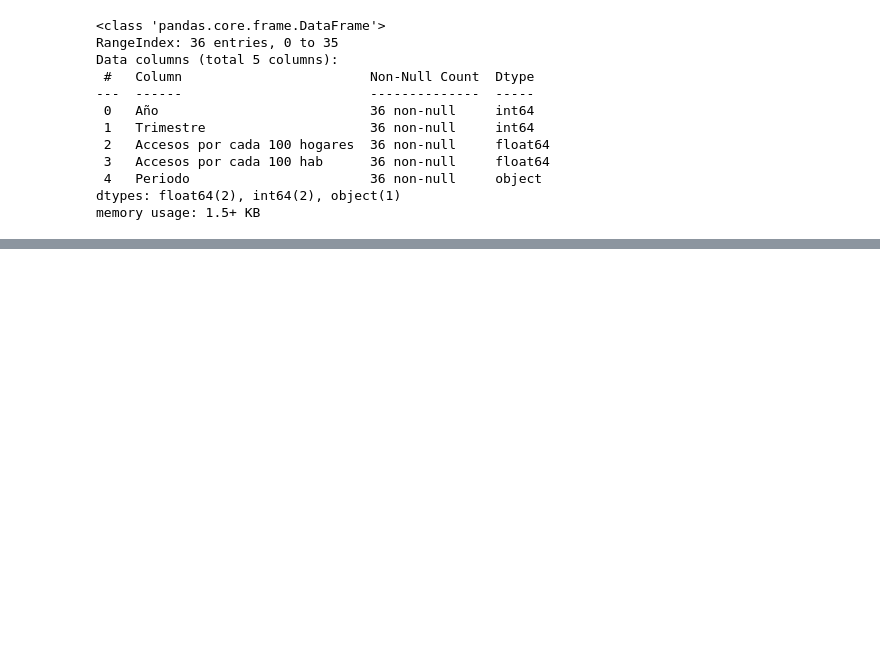
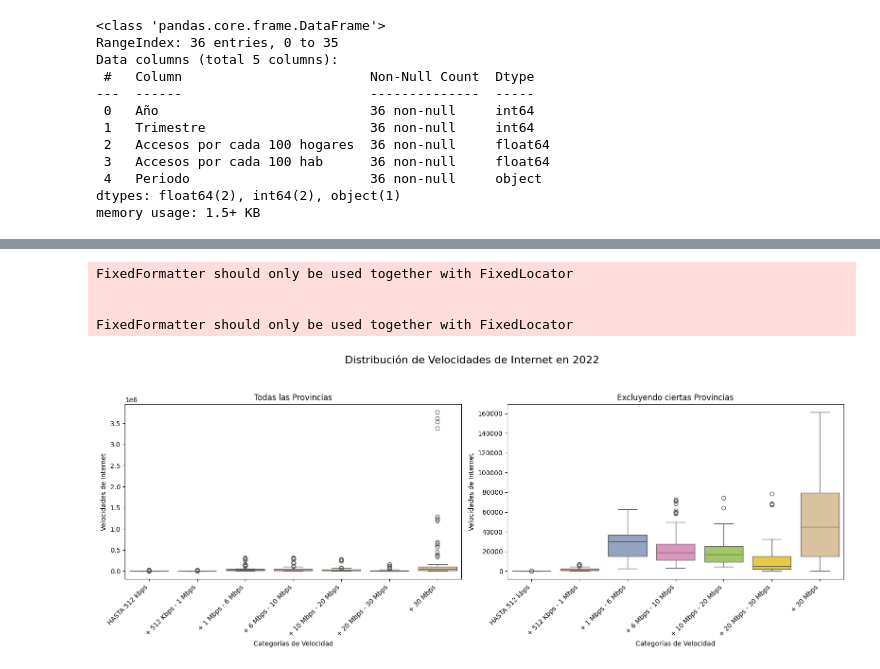
Before and after one commit to Paniceres/PI_Data_Analitycs, a Jupyter notebook: notebooks/EDA.ipynb, the cells around one changed output, grey strips where cells are left out. Saved outputs shown, nothing was run; the diff lists cells and outputs as text; code cells hidden in the pictures; blank space fills up the shorter version.

```diff
--- a/notebooks/EDA.ipynb
+++ b/notebooks/EDA.ipynb
@@ -107 +214,38 @@ df_accesos_velocidad
+# %%
+# Filtrar datos para el año 2022
+df_2022 = df_accesos_velocidad[df_accesos_velocidad['Año'] == 2022]
+
+# Filtrar datos para el año 2022 excluyendo Buenos Aires, Capital Federal, Córdoba y Santa Fe
+provincias_excluidas = ['Buenos Aires', 'Capital Federal', 'Córdoba', 'Santa Fe']
+df_2022_sin_excluidas = df_2022[~df_2022['Provincia'].isin(provincias_excluidas)]
+
+# Crear subplots para el boxplot general y el boxplot excluyendo ciertas provincias
+fig, axes = plt.subplots(1, 2, figsize=(16, 6))
+
+# Subplot para el boxplot general
+sns.boxplot(data=df_2022[columnas_velocidad], ax=axes[0])
+axes[0].set_xticklabels(columnas_velocidad, rotation=45, ha='right')
+axes[0].set_title('Todas las Provincias')
+axes[0].set_xlabel('Categorías de Velocidad')
+axes[0].set_ylabel('Velocidades de Internet')
+
+# Subplot para el boxplot excluyendo ciertas provincias
+sns.boxplot(data=df_2022_sin_excluidas[columnas_velocidad], ax=axes[1])
+axes[1].set_xticklabels(columnas_velocidad, rotation=45, ha='right')
+axes[1].set_title('Excluyendo ciertas Provincias')
+axes[1].set_xlabel('Categorías de Velocidad')
+axes[1].set_ylabel('Velocidades de Internet')
+
+# Titulo general
+plt.suptitle('Distribución de Velocidades de Internet en 2022', y=1.05, fontsize=16)
+
+# Ajustar el espacio entre subplots
+plt.tight_layout()
+plt.show()
+# %% [output]
+FixedFormatter should only be used together with FixedLocator
+
+
+FixedFormatter should only be used together with FixedLocator
+[figure, added]
 # %%
```
Also changed, not shown: parts of 22 cells of this notebook, 8 other files.
